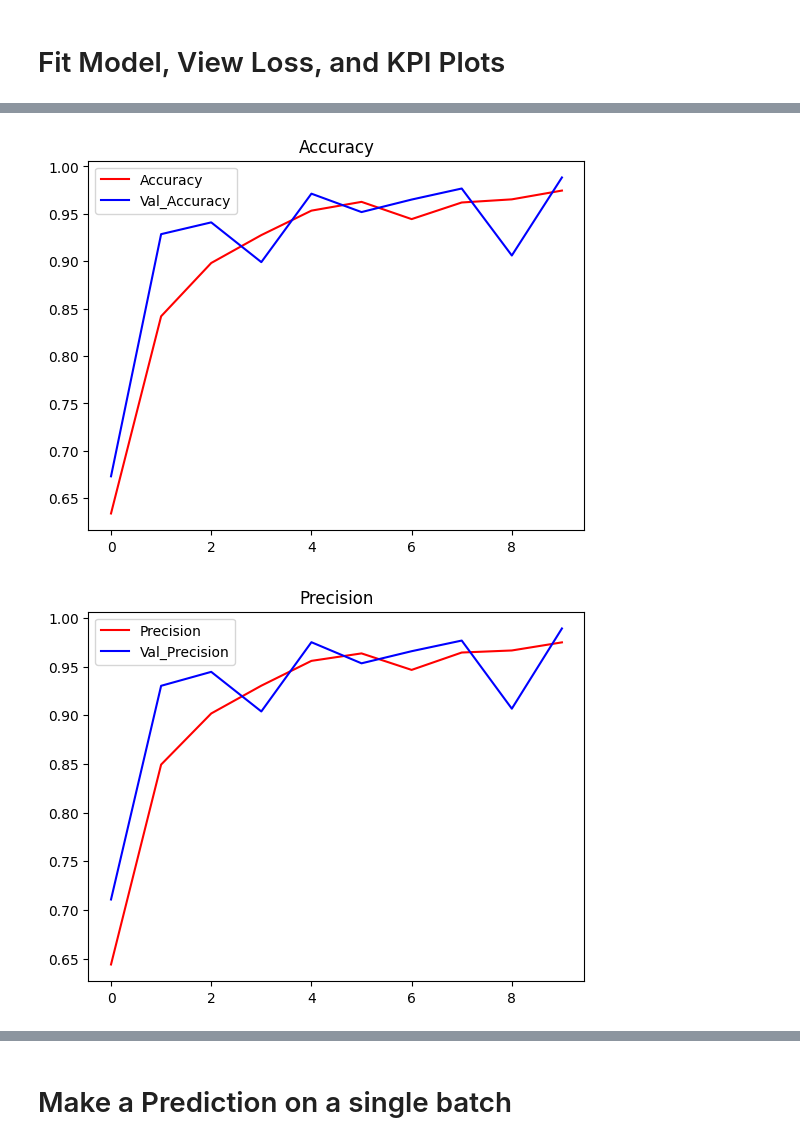
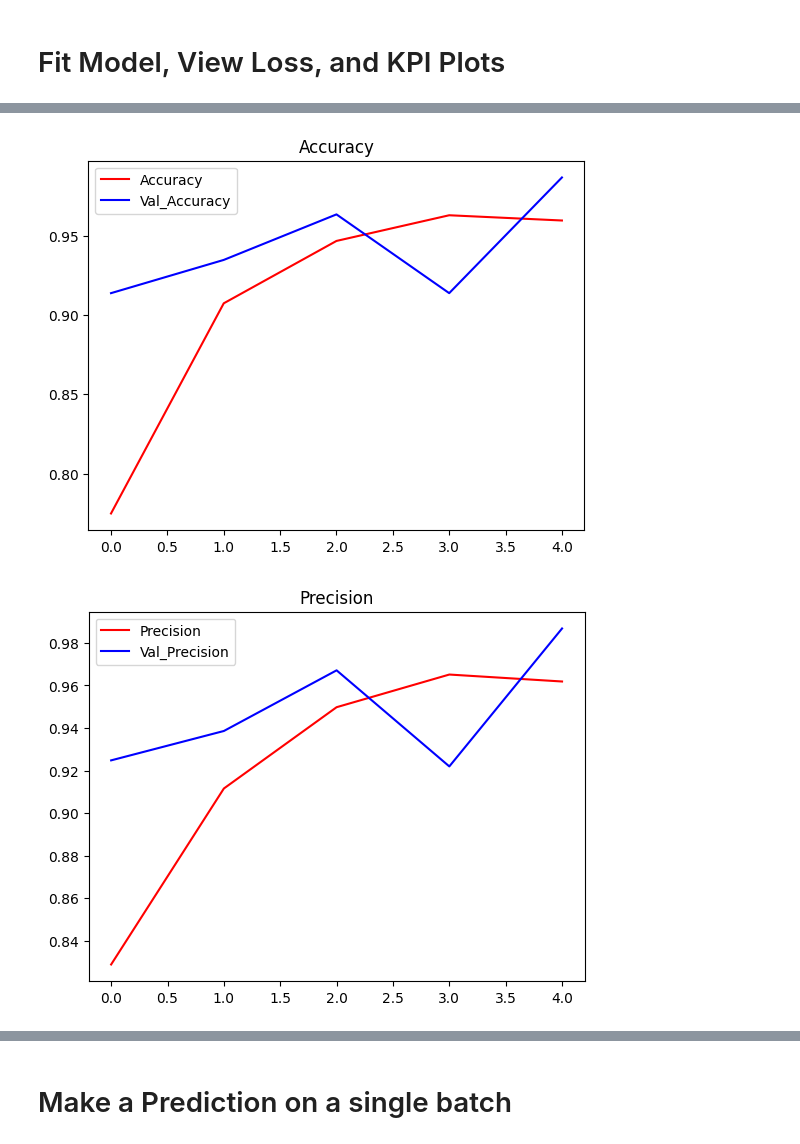
Before and after one commit to 490-BadMouth/BadMouth, a Jupyter notebook: BadMouth_CNN_Multi_Class.ipynb, the cells around one changed output, grey strips where cells are left out. Saved outputs shown, nothing was run; the diff lists cells and outputs as text; code cells hidden in the pictures.

Commit message:
4c_64n_0d_5e no layer norm no dropout

```diff
--- a/BadMouth_CNN_Multi_Class.ipynb
+++ b/BadMouth_CNN_Multi_Class.ipynb
@@ -234,7 +234,7 @@ dense_layers = [0] # 1 worked well so we check 0 and 2
 layer_sizes = [64] # 16 worked well so we check 8 and 32
 conv_layers = [4] # 2 worked well so we check 1 and 3
 dense_size = 128
-epochs_num = 10
+epochs_num = 5
 
 for dense_layer in dense_layers:
     for layer_size in layer_sizes:
@@ -245,13 +245,13 @@ for dense_layer in dense_layers:
             # create layers
             model = Sequential()
             model.add(Conv2D(layer_size, (3,3), input_shape= (772, 257, 1))) # depends on shape of spec
-            model.add(LayerNormalization())
+            #model.add(LayerNormalization())
             model.add(Activation("relu"))
             model.add(MaxPooling2D(pool_size=(2,2)))
 
             for l in range(conv_layer-1):
                 model.add(Conv2D(layer_size, (3,3)))
-                model.add(LayerNormalization())
+                #model.add(LayerNormalization())
                 model.add(Activation("relu"))
                 #model.add(Dropout(0.2))
                 model.add(MaxPooling2D(pool_size=(2,2)))
@@ -342,17 +336,17 @@ plt.show()
 
 # LOOKS LIKE OVERFITTING
 # %% [output]
-[figure, old version]
+[figure, new version]
 # %%
 # plot precision
 # the percent of positive predicitions that were correct (good and bad)
 plt.title('Precision')
-plt.plot(hist.history['precision'], 'r')
-plt.plot(hist.history['val_precision'], 'b')
+plt.plot(hist.history['precision_3'], 'r')
+plt.plot(hist.history['val_precision_3'], 'b')
 plt.legend(["Precision", "Val_Precision"])
 plt.show()
 # %% [output]
-[figure, old version]
+[figure, new version]
 # %%
 # plot recall
 # the percentage of positive predicitions that were correct (only bad words)
```
Also changed, not shown: parts of 12 cells of this notebook.
